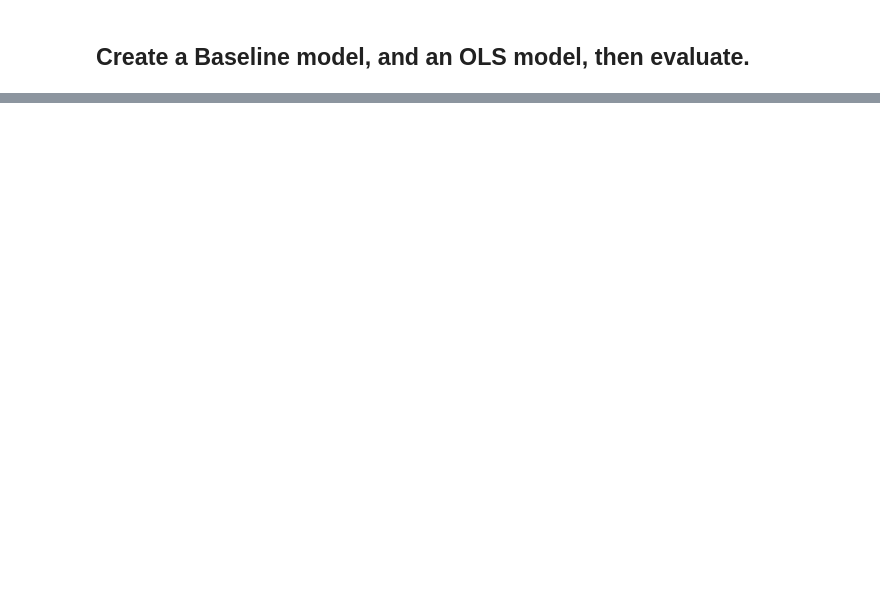
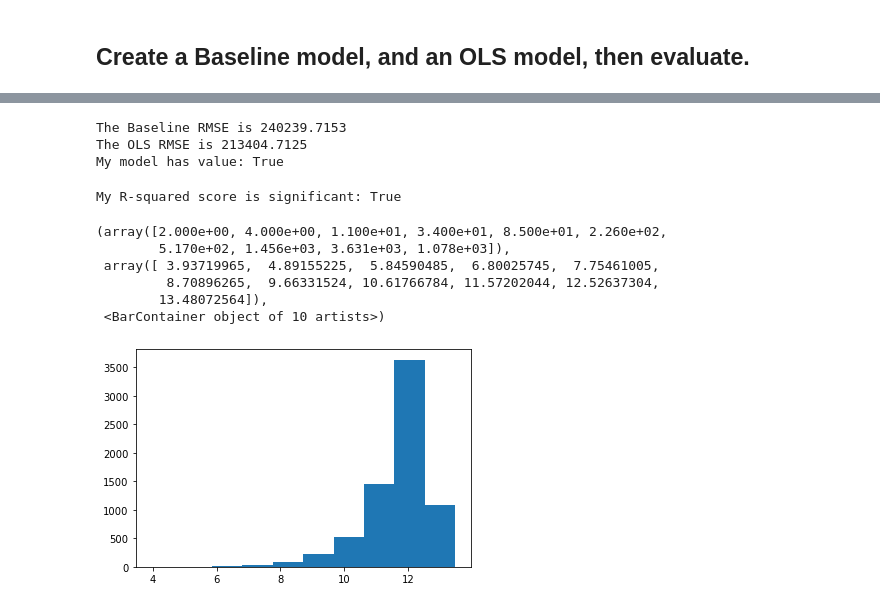
Before and after one commit to Brooke-Holyoak/zillow_regression_project, a Jupyter notebook: explore.ipynb, the cells around one changed output, grey strips where cells are left out. Cells and saved outputs as stored; diff of their text form; code cells hidden in the pictures; blank space fills up the shorter version.

```diff
--- a/explore.ipynb
+++ b/explore.ipynb
@@ -441,0 +459,9 @@ Name: tax_value, dtype: float64
+# %%
+#Create and fit the model
+
+ols_model = ols(formula='tax_value ~ bedrooms_scaled + bathrooms_scaled + total_sqft_scaled', data=train_scaled).fit()
+# %%
+# Create a variable to hold predictions
+# I'll add these predictions to my ols_eval dataframe below.
+
+ols_yhat = ols_model.predict(train_scaled[['bedrooms_scaled', 'bathrooms_scaled', 'total_sqft_scaled']])
@@ -441,0 +494,47 @@ Name: tax_value, dtype: float64
+# %%
+#Now it's time to evaluate the model against the baseline predictions.
+
+# Add a column to my ols_eval dataframe called 'ols_yhat'; This is the variable for prediction values above.
+
+ols_eval['ols_yhat'] = ols_yhat
+# %%
+# Calculate and add a column for residuals
+
+ols_eval['residuals'] = ols_eval.ols_yhat - ols_eval.actual
+# %%
+# Using the ols_eval DataFrame created above to hold our baseline predictions, model predictions and residuals,
+# we will now find out if our ols model's predictions can beat our baseline.
+
+baseline_RMSE = sqrt(mean_squared_error(ols_eval.actual, ols_eval.baseline_yhat))
+
+ols_RMSE = sqrt(mean_squared_error(ols_eval.actual, ols_eval.ols_yhat))
+
+print(f'The Baseline RMSE is {round(baseline_RMSE,4)}')
+print(f'The OLS RMSE is {round(ols_RMSE,4)}')
+print(f'My model has value: {ols_RMSE < baseline_RMSE}')
+# %% [output]
+The Baseline RMSE is 240239.7153
+The OLS RMSE is 213404.7125
+My model has value: True
+# %%
+# Compute the R-squared and p-value for the Model we created and find out if our model has value.
+
+ols_r2 = round(ols_model.rsquared,3)
+
+ols_p_value = ols_model.f_pvalue
+
+print(f'My R-squared score is significant: {ols_p_value < .05}')
+# %% [output]
+My R-squared score is significant: True
+# %%
+#Visualize residuals:
+
+plt.hist(np.log(ols_eval.residuals))
+# %% [output]
+(array([2.000e+00, 4.000e+00, 1.100e+01, 3.400e+01, 8.500e+01, 2.260e+02,
+        5.170e+02, 1.456e+03, 3.631e+03, 1.078e+03]),
+ array([ 3.93719965,  4.89155225,  5.84590485,  6.80025745,  7.75461005,
+         8.70896265,  9.66331524, 10.61766784, 11.57202044, 12.52637304,
+        13.48072564]),
+ <BarContainer object of 10 artists>)
+[figure, added]
```
Also changed, not shown: parts of 24 cells of this notebook.
